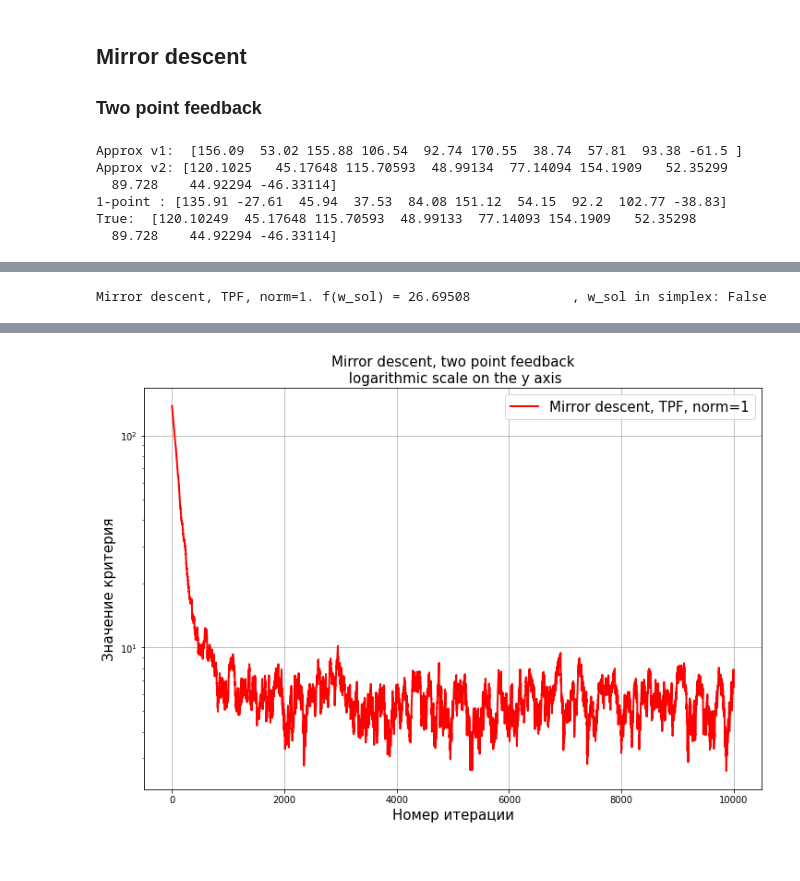
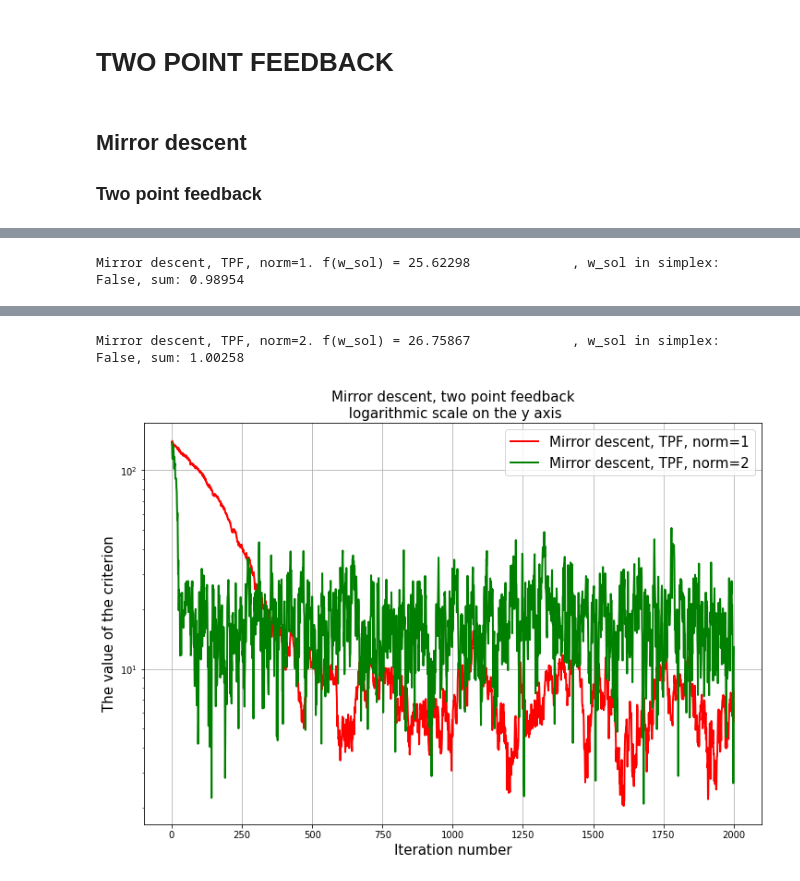
Before and after one commit to minashkinvladislav/Frank_Wolfe, a Jupyter notebook: first_experiment.ipynb, the cells around one changed output, grey strips where cells are left out. Drawn from its saved outputs; the diff is of its cells as text; code cells hidden in the pictures.

```diff
--- a/first_experiment.ipynb
+++ b/first_experiment.ipynb
@@ -46,15 +51,19 @@ w_0 = np.abs(w_0) / np.linalg.norm(w_0, ord = 1)
-# %%
-# Надо будет менять для экспериментов
-args['sigma'] = 1
-args['batch_size'] = 1
 # %%
 # для зеркального спуска будем брать постоянный шаг 1/L
 def const_gamma(k, func, nabla_f, x_curr, x_sol, args):
     return 1. / args['L']
 
-Gradient_Descent = models.GradientDescent(f, nabla_f_true, x_0=w_0, max_steps=10**4,
+def momentum_k(k, f, nabla_f, x_k, x_sol, args):
+    return k/(k+1)
+
+Gradient_Descent = models.GradientDescent(f, nabla_f_true, x_0=w_0, max_steps=2000,
                                           gamma_k=const_gamma, args=args,
-                                          criterium='gap', use_mirror=True)
-w_sol, _, _ = Gradient_Descent.search()
-print("Using true gradient. f(w_sol) = %.5f" % f(w_sol, args))
+                                          criterium='gap', use_mbfw=True, momentum_k=momentum_k)
+w_sol, errors_true, _ = Gradient_Descent.search()
+itrerations_true = [range(1, len(errors_true) + 1)]
+errors_true = [errors_true]
+labels_true = ["MBFW using true gradient"]
+title = "MBFW using true gradient"
+models.make_err_plot(itrerations_true, errors_true, labels_true, title, markers=[None]*100)
+print("MBFW using true gradient. f(w_sol) = %.5f" % f(w_sol, args))
 # %% [output]
@@ -62,39 +73,20 @@ Using true gradient. f(w_sol) = 26.04074
+# %% [markdown]
+# TWO POINT FEEDBACK
 # %% [markdown]
 ## Mirror descent
 
 ### Two point feedback
-# %%
-reload(models)
-args['gamma'] = 10e-10
-args['batch_size'] = 50
-args['sigma'] = 1
-args['seed'] = 18
-args['norm'] = 2
-args['d'] = 10
-print("Approx v1: ", np.round(models.get_grad_tpf(w_0, args), 2))
-print("Approx v2:", np.round(models.get_grad_tpf_v2(w_0, args), 5))
-print("1-point :", np.round(models.get_grad_opf(w_0, args), 2))
-print("True: ", np.round(nabla_f_true(w_0, args), 5))
-# %% [output]
-Approx v1:  [156.09  53.02 155.88 106.54  92.74 170.55  38.74  57.81  93.38 -61.5 ]
-Approx v2: [120.1025   45.17648 115.70593  48.99134  77.14094 154.1909   52.35299
-  89.728    44.92294 -46.33114]
-1-point : [135.91 -27.61  45.94  37.53  84.08 151.12  54.15  92.2  102.77 -38.83]
-True:  [120.10249  45.17648 115.70593  48.99133  77.14093 154.1909   52.35298
-  89.728    44.92294 -46.33114]
 # %%
 errors_mir_tpf = []
 iterations_mir_tpf = []
 labels_mir_tpf = []
 
-# errors iterations labels 5 cells
-# fw og, mirror desc, proj simplex, prog: MBFW, +dop FW
-for norm in [1]:
+for norm in [1, 2]:
       args['norm'] = norm
       mirror_descent = models.GradientDescent(f, nabla_f=models.get_grad_tpf, x_0=w_0,
-                                              max_steps=10**4, gamma_k=const_gamma, args=args,
+                                              max_steps=2000, gamma_k=const_gamma, args=args,
                                               nabla_f_true=nabla_f_true,
-                                              criterium='gap', use_fw=True)
+                                              criterium='gap', use_mirror=True)
 
       w_sol, errors, _ = mirror_descent.search()
       is_in_simplex = ((w_sol == (np.abs(w_sol))).all() \
@@ -104,7 +96,7 @@ for norm in [1]:
       iterations_mir_tpf.append(iterations)
       labels_mir_tpf.append("Mirror descent, TPF, norm=%i" % norm)
       print("Mirror descent, TPF, norm=%i. f(w_sol) = %.5f \
-            , w_sol in simplex: %s" % (norm, f(w_sol, args), is_in_simplex))
+            , w_sol in simplex: %s, sum: %.5f" % (norm, f(w_sol, args), is_in_simplex, sum(w_sol)))
 
 title = "Mirror descent, two point feedback"
 models.make_err_plot(iterations_mir_tpf, errors_mir_tpf,
@@ -113 +106 @@ models.make_err_plot(iterations_mir_tpf, errors_mir_tpf,
-Mirror descent, TPF, norm=1. f(w_sol) = 26.69508             , w_sol in simplex: False
+Mirror descent, TPF, norm=1. f(w_sol) = 25.62298             , w_sol in simplex: False, sum: 0.98954
@@ -114 +108,2 @@ Mirror descent, TPF, norm=1. f(w_sol) = 26.69508             , w_sol in simplex:
+Mirror descent, TPF, norm=2. f(w_sol) = 26.75867             , w_sol in simplex: False, sum: 1.00258
-[figure, old version]
+[figure, new version]
```
Also changed, not shown: parts of 30 cells of this notebook.
